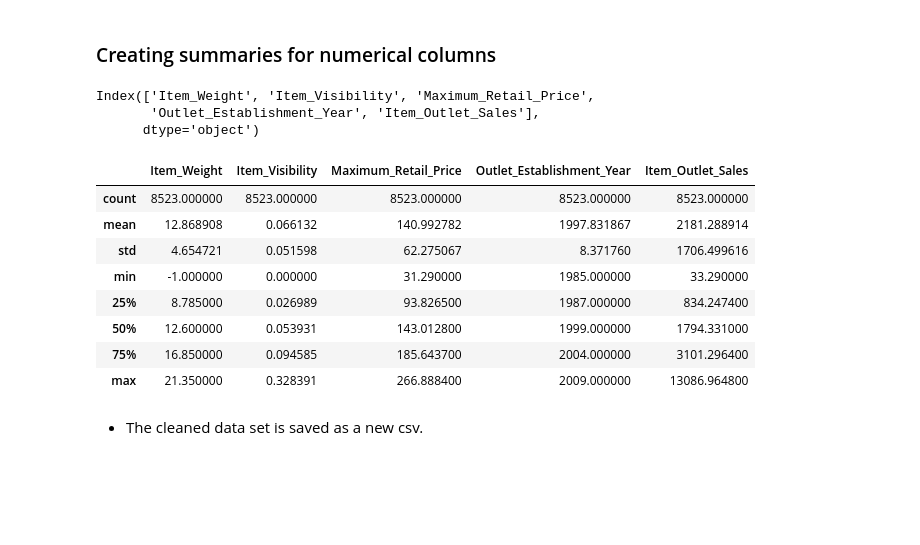
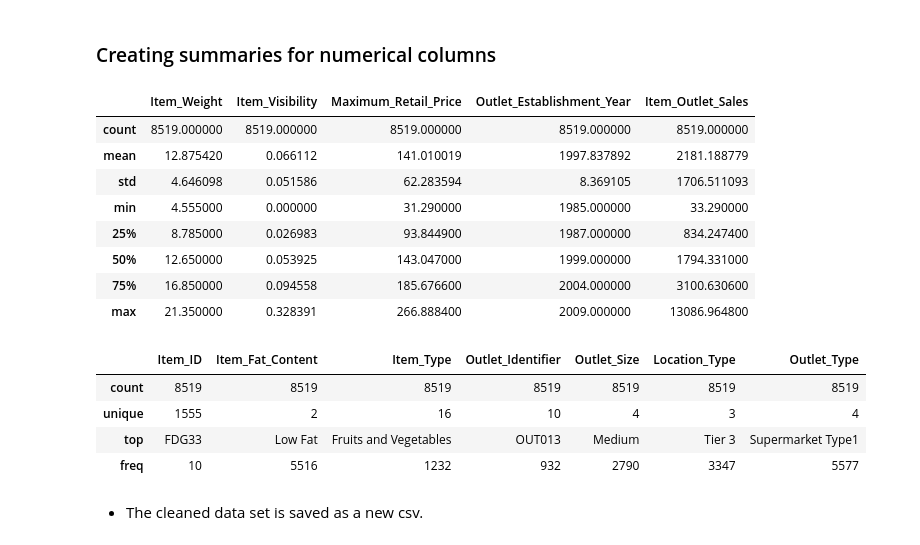
Before and after one commit to NemesisCrociata/Prediction-of-Product-Sales, a Jupyter notebook: Prediction_of_Product_Sales.ipynb, the cells around one changed output. Drawn from its saved outputs; the diff is of its cells as text; code cells hidden in the pictures; blank space fills up the shorter version.

```diff
--- a/Prediction_of_Product_Sales.ipynb
+++ b/Prediction_of_Product_Sales.ipynb
@@ -425,7 +434,8 @@ df[remaining_weight_nulls]
 # %%
-# Missing null values in 'Item_Weight' are filled using -1, an impossible number for a weight category.
+# The method .dropna() is used to drop all rows with null values.
+# The argument inplace=True applies this change to the DataFrame.
 
-df['Item_Weight'] = df['Item_Weight'].fillna(-1)
+df.dropna(inplace=True)
 weight_null_remaining = df['Item_Weight'].isna().sum()
 
 print(f"There are now {weight_null_remaining} null values in the column, 'Item_Weight'.")
@@ -453,30 +463,29 @@ dtype: int64
 **All null values have been addressed.**
 # %% [markdown]
 ### Creating summaries for numerical columns
-# %%
-# Numerical columns are isolated to the variable numerical_cols.
-
-numerical_cols = df.select_dtypes('number').columns
-numerical_cols
-# %% [output]
-Index(['Item_Weight', 'Item_Visibility', 'Maximum_Retail_Price',
-       'Outlet_Establishment_Year', 'Item_Outlet_Sales'],
-      dtype='object')
 # %%
 # .describe() is used on numerical columns in the DataFrame.
 # A DataFrame is shown with the statistical summary of each column.
 
-df[numerical_cols].describe()
+df.describe(include='number')
 # %% [output]
 |  | Item_Weight | Item_Visibility | Maximum_Retail_Price | Outlet_Establishment_Year | Item_Outlet_Sales |
-| count | 8523.000000 | 8523.000000 | 8523.000000 | 8523.000000 | 8523.000000 |
-| mean | 12.868908 | 0.066132 | 140.992782 | 1997.831867 | 2181.288914 |
-| std | 4.654721 | 0.051598 | 62.275067 | 8.371760 | 1706.499616 |
-| min | -1.000000 | 0.000000 | 31.290000 | 1985.000000 | 33.290000 |
-| 25% | 8.785000 | 0.026989 | 93.826500 | 1987.000000 | 834.247400 |
-| 50% | 12.600000 | 0.053931 | 143.012800 | 1999.000000 | 1794.331000 |
-| 75% | 16.850000 | 0.094585 | 185.643700 | 2004.000000 | 3101.296400 |
+| count | 8519.000000 | 8519.000000 | 8519.000000 | 8519.000000 | 8519.000000 |
+| mean | 12.875420 | 0.066112 | 141.010019 | 1997.837892 | 2181.188779 |
+| std | 4.646098 | 0.051586 | 62.283594 | 8.369105 | 1706.511093 |
+| min | 4.555000 | 0.000000 | 31.290000 | 1985.000000 | 33.290000 |
+| 25% | 8.785000 | 0.026983 | 93.844900 | 1987.000000 | 834.247400 |
+| 50% | 12.650000 | 0.053925 | 143.047000 | 1999.000000 | 1794.331000 |
+| 75% | 16.850000 | 0.094558 | 185.676600 | 2004.000000 | 3100.630600 |
 | max | 21.350000 | 0.328391 | 266.888400 | 2009.000000 | 13086.964800 |
+# %%
+df.describe(exclude='number')
+# %% [output]
+|  | Item_ID | Item_Fat_Content | Item_Type | Outlet_Identifier | Outlet_Size | Location_Type | Outlet_Type |
+| count | 8519 | 8519 | 8519 | 8519 | 8519 | 8519 | 8519 |
+| unique | 1555 | 2 | 16 | 10 | 4 | 3 | 4 |
+| top | FDG33 | Low Fat | Fruits and Vegetables | OUT013 | Medium | Tier 3 | Supermarket Type1 |
+| freq | 10 | 5516 | 1232 | 932 | 2790 | 3347 | 5577 |
 # %% [markdown]
 - The cleaned data set is saved as a new csv.
 # %%
```
Also changed, not shown: parts of 2 cells of this notebook.
